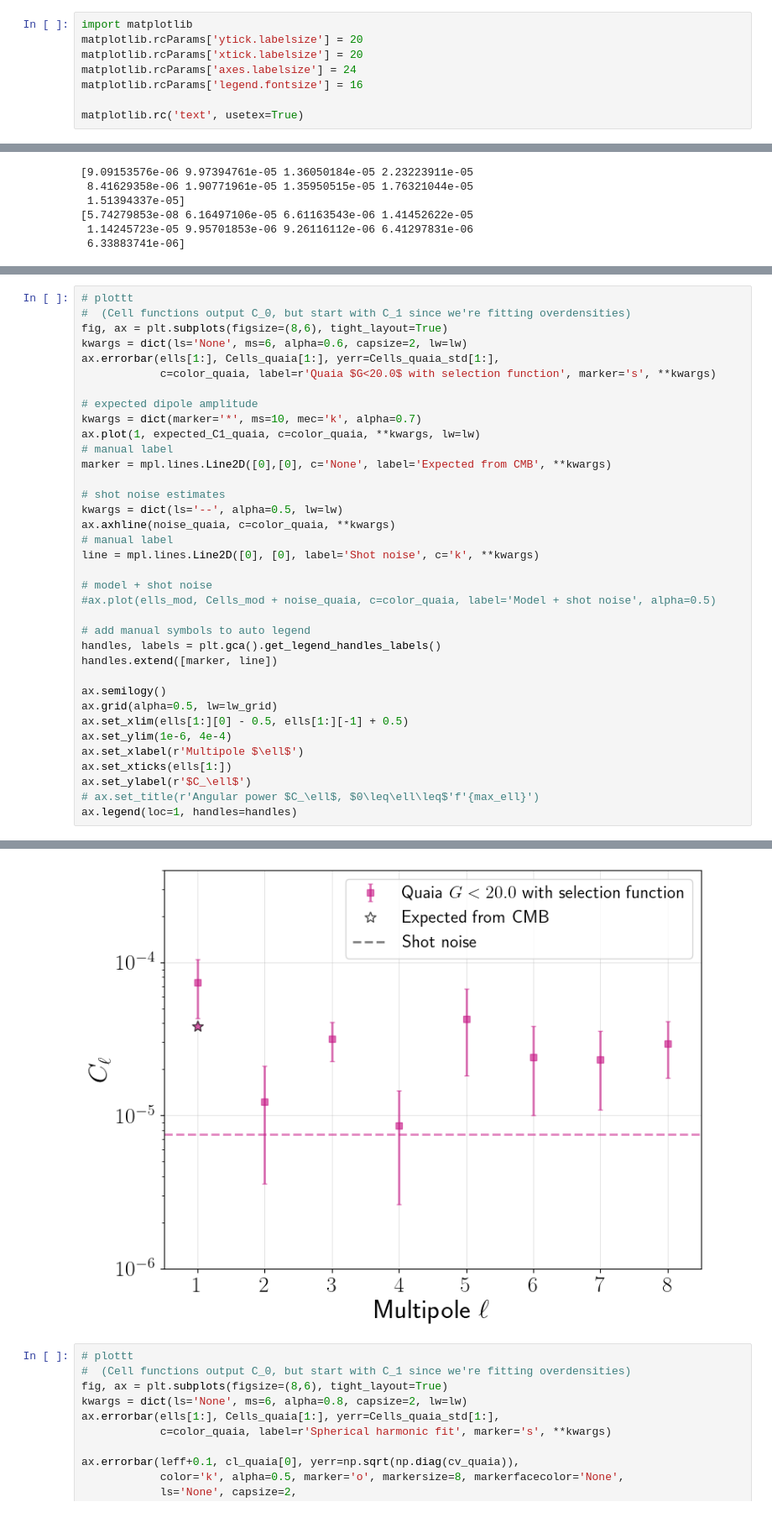
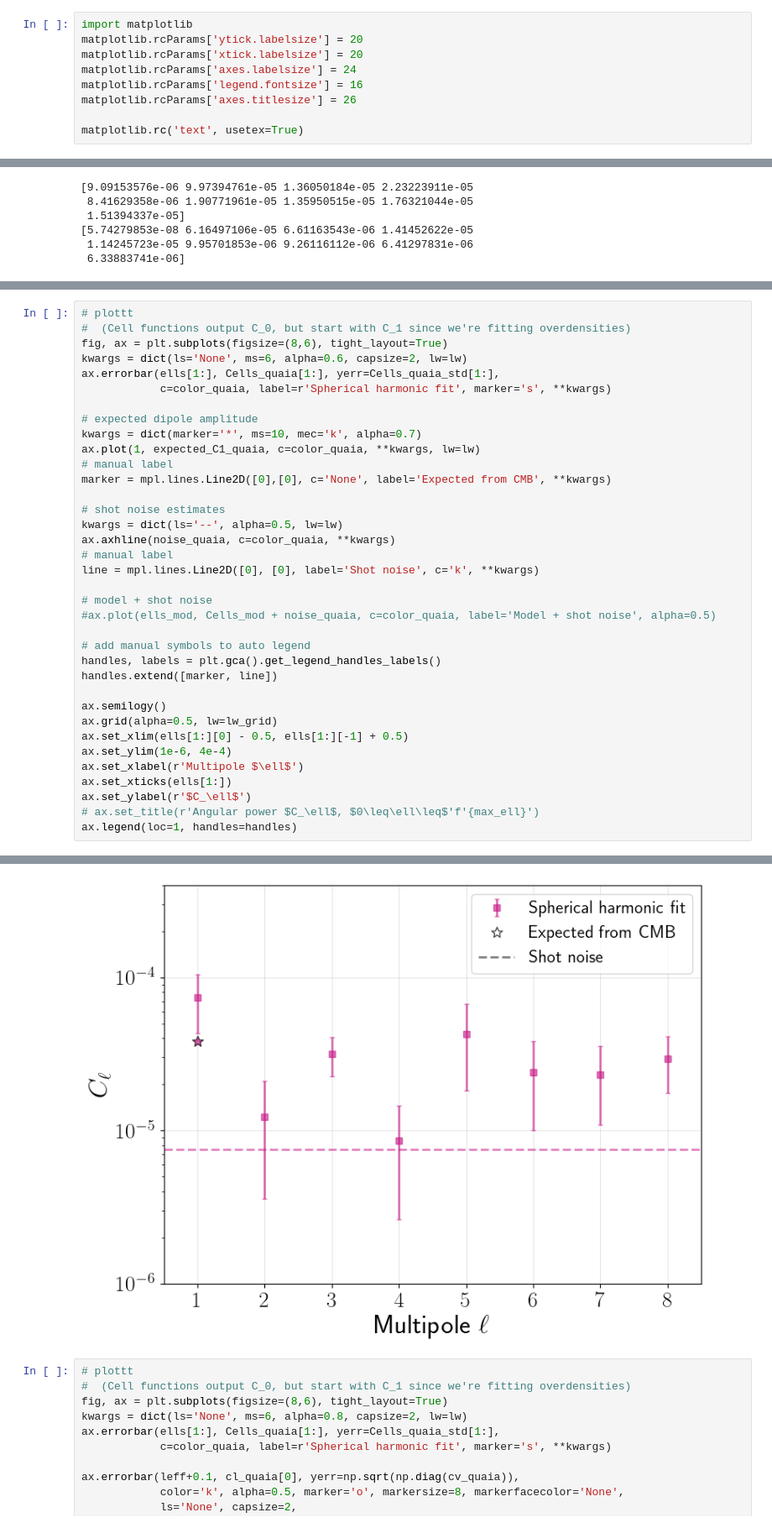
Before and after one commit to abbyw24/lss-dipoles, a Jupyter notebook: notebooks/2024-05-16_plots_for_kate_vksf.ipynb, the cells around one changed output, grey strips where cells are left out. Shown at 84% size. Cells and saved outputs as stored; diff of their text form.

```diff
--- a/notebooks/2024-05-16_plots_for_kate_vksf.ipynb
+++ b/notebooks/2024-05-16_plots_for_kate_vksf.ipynb
@@ -32,6 +32,7 @@ matplotlib.rcParams['ytick.labelsize'] = 20
 matplotlib.rcParams['xtick.labelsize'] = 20
 matplotlib.rcParams['axes.labelsize'] = 24
 matplotlib.rcParams['legend.fontsize'] = 16
+matplotlib.rcParams['axes.titlesize'] = 26
 
 matplotlib.rc('text', usetex=True)
 # %%
@@ -649,39 +650,39 @@ ax.legend(loc=1, handles=handles)
 fig, ax = plt.subplots(figsize=(8,6), tight_layout=True)
 kwargs = dict(ls='None', ms=6, alpha=0.6, capsize=2, lw=lw)
 ax.errorbar(ells[1:], Cells_quaia[1:], yerr=Cells_quaia_std[1:],
-            c=color_quaia, label=r'Quaia $G<20.0$ with selection function', marker='s', **kwargs)
+            c=color_quaia, label=r'Spherical harmonic fit', marker='s', **kwargs)
 
 # expected dipole amplitude
 kwargs = dict(marker='*', ms=10, mec='k', alpha=0.7)
 ax.plot(1, expected_C1_quaia, c=color_quaia, **kwargs, lw=lw)
 # manual label
 marker = mpl.lines.Line2D([0],[0], c='None', label='Expected from CMB', **kwargs)
 
 # shot noise estimates
 kwargs = dict(ls='--', alpha=0.5, lw=lw)
 ax.axhline(noise_quaia, c=color_quaia, **kwargs)
 # manual label
 line = mpl.lines.Line2D([0], [0], label='Shot noise', c='k', **kwargs)
 
 # model + shot noise
 #ax.plot(ells_mod, Cells_mod + noise_quaia, c=color_quaia, label='Model + shot noise', alpha=0.5)
 
 # add manual symbols to auto legend
 handles, labels = plt.gca().get_legend_handles_labels()
 handles.extend([marker, line])
 
 ax.semilogy()
 ax.grid(alpha=0.5, lw=lw_grid)
 ax.set_xlim(ells[1:][0] - 0.5, ells[1:][-1] + 0.5)
 ax.set_ylim(1e-6, 4e-4)
 ax.set_xlabel(r'Multipole $\ell$')
 ax.set_xticks(ells[1:])
 ax.set_ylabel(r'$C_\ell$')
 # ax.set_title(r'Angular power $C_\ell$, $0\leq\ell\leq$'f'{max_ell}')
 ax.legend(loc=1, handles=handles)
 # %% [output]
 <matplotlib.legend.Legend at 0x...>
-[figure, old version]
+[figure, new version]
 # %%
 # plottt
 #  (Cell functions output C_0, but start with C_1 since we're fitting overdensities)
```
Also changed, not shown: parts of 42 cells of this notebook.
